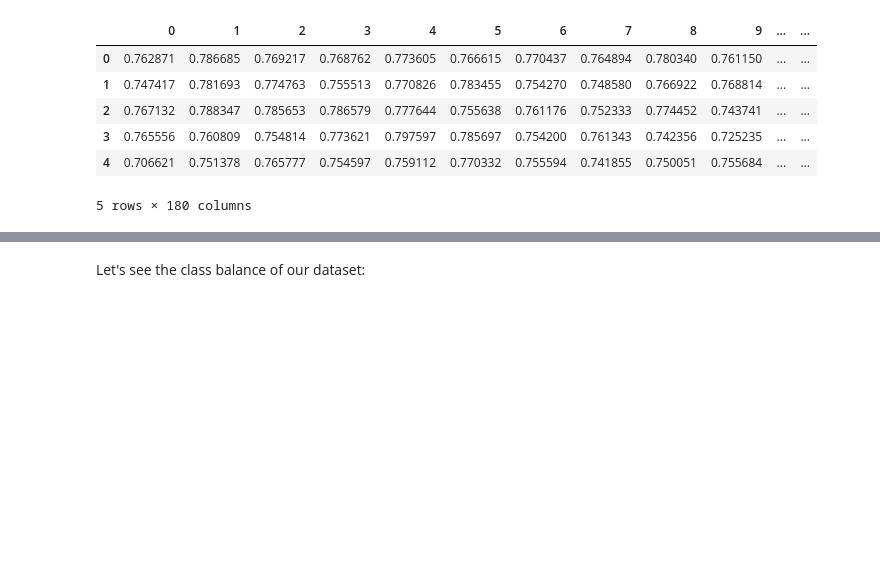
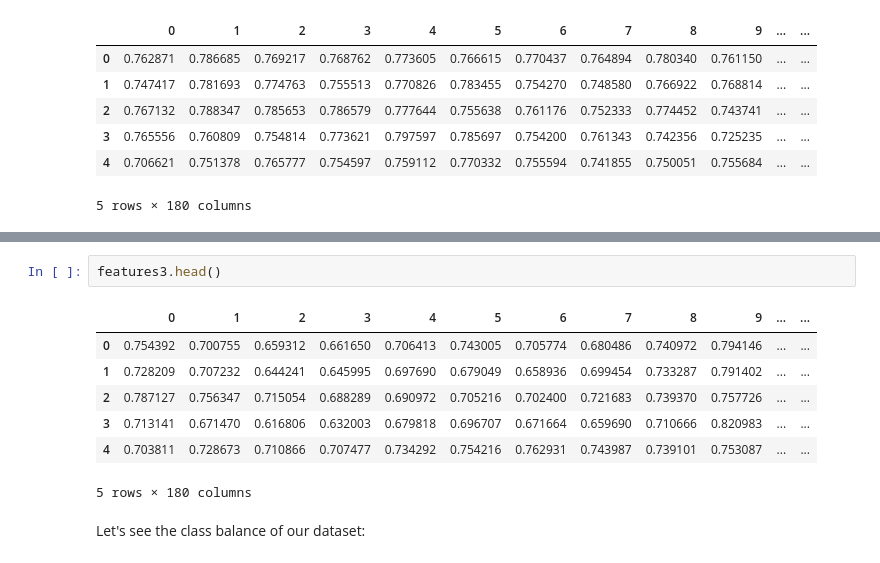
Before and after one commit to MichaelTj02/Week3-ClassicML, a Jupyter notebook: Week_3_MachineLearning.ipynb, the cells around one changed output, grey strips where cells are left out. Drawn from its saved outputs; the diff is of its cells as text; blank space fills up the shorter version.

```diff
--- a/Week_3_MachineLearning.ipynb
+++ b/Week_3_MachineLearning.ipynb
@@ -340,3 +348,13 @@ features2.head()
+# %%
+features3.head()
+# %% [output]
+|  | 0 | 1 | 2 | 3 | 4 | 5 | 6 | 7 | 8 | 9 | ... | ... |
+| 0 | 0.754392 | 0.700755 | 0.659312 | 0.661650 | 0.706413 | 0.743005 | 0.705774 | 0.680486 | 0.740972 | 0.794146 | ... | ... |
+| 1 | 0.728209 | 0.707232 | 0.644241 | 0.645995 | 0.697690 | 0.679049 | 0.658936 | 0.699454 | 0.733287 | 0.791402 | ... | ... |
+| 2 | 0.787127 | 0.756347 | 0.715054 | 0.688289 | 0.690972 | 0.705216 | 0.702400 | 0.721683 | 0.739370 | 0.757726 | ... | ... |
+| 3 | 0.713141 | 0.671470 | 0.616806 | 0.632003 | 0.679818 | 0.696707 | 0.671664 | 0.659690 | 0.710666 | 0.820983 | ... | ... |
+| 4 | 0.703811 | 0.728673 | 0.710866 | 0.707477 | 0.734292 | 0.754216 | 0.762931 | 0.743987 | 0.739101 | 0.753087 | ... | ... |
+5 rows × 180 columns
 # %% [markdown]
 Let's see the class balance of our dataset:
 # %%
```
Also changed, not shown: parts of 4 cells of this notebook.
